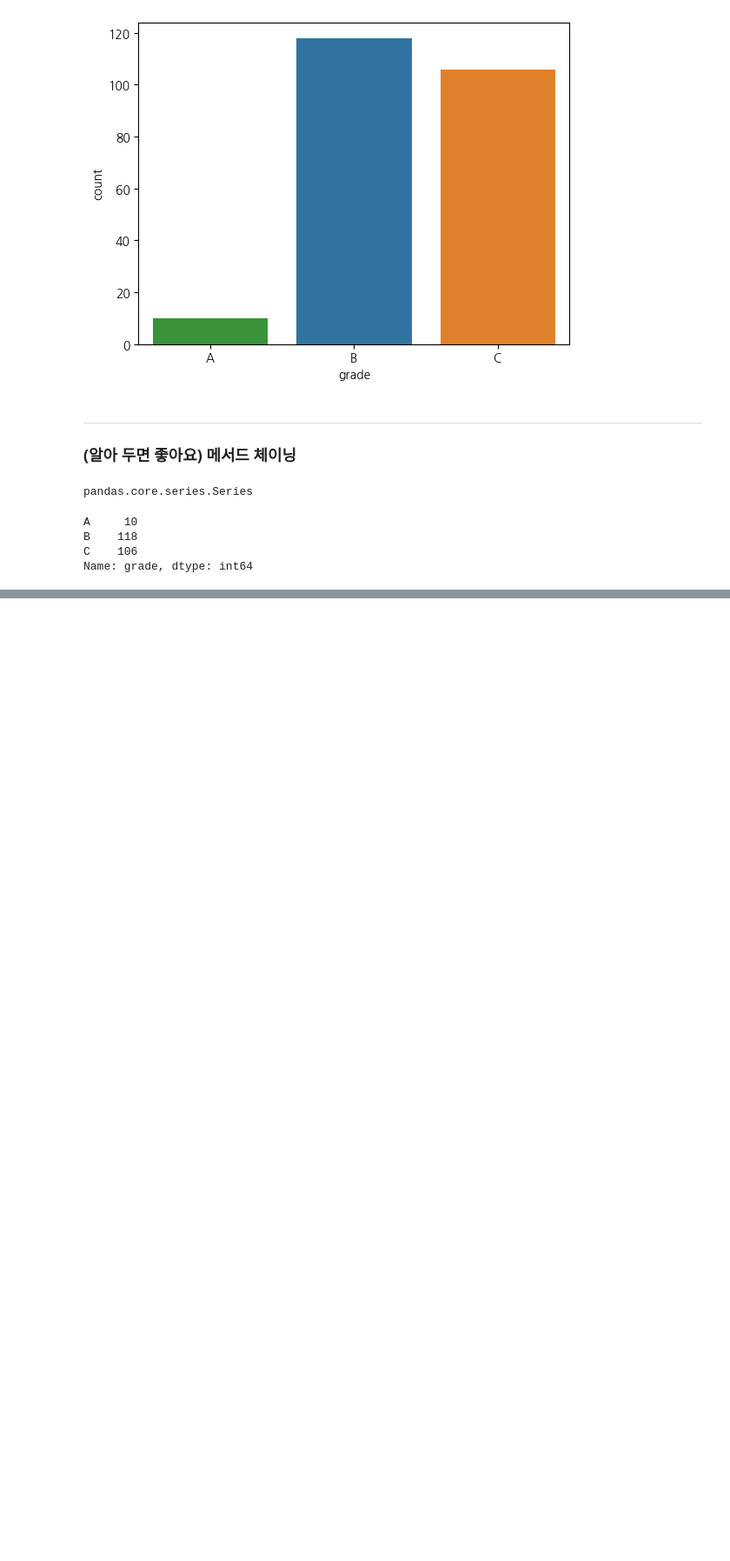
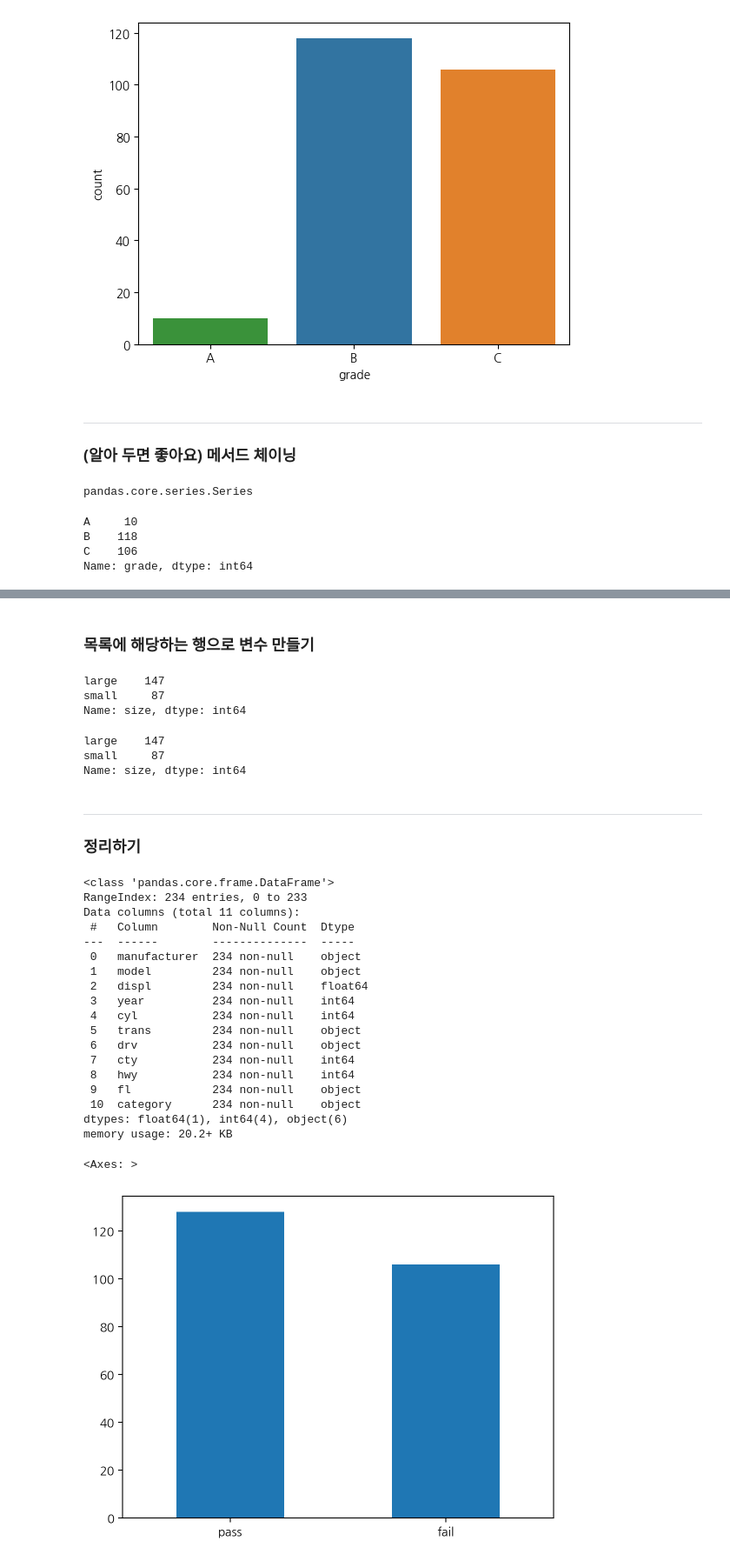
Before and after one commit to secons127/2024-1-my-BDA, a Jupyter notebook: inclass/03w_240322_Fri_ch05_data_medium.ipynb, the cells around one changed output, grey strips where cells are left out. Shown at 87% size. Cells and saved outputs as stored; diff of their text form; code cells hidden in the pictures; blank space fills up the shorter version.

```diff
--- a/inclass/03w_240322_Fri_ch05_data_medium.ipynb
+++ b/inclass/03w_240322_Fri_ch05_data_medium.ipynb
@@ -766,0 +802,70 @@ Name: grade, dtype: int64
+# %% [markdown]
+### 목록에 해당하는 행으로 변수 만들기
+# %%
+mpg['size'] = np.where((mpg['category'] == 'compact') |
+                       (mpg['category'] == 'subcompact') |
+                       (mpg['category'] == '2seater'),
+                       'small', 'large')
+
+mpg['size'].value_counts()
+# %% [output]
+large    147
+small     87
+Name: size, dtype: int64
+# %%
+mpg['size'] = np.where(mpg['category'].isin(['compact', 'subcompact', '2seater']), 'small', 'large') # 시험 문제
+
+mpg['size'].value_counts()
+# %% [output]
+large    147
+small     87
+Name: size, dtype: int64
+# %% [markdown]
+---
+### 정리하기
+# %%
+# 1. 패키지 로드
+import pandas as pd
+import numpy as np
+
+# 2. 데이터 불러오기
+mpg = pd.read_csv('mpg.csv')
+
+# 3. 데이터 파악하기
+mpg.shape       # 행, 열 수
+mpg.head()      # 데이터 앞부분
+mpg.tail()      # 데이터 뒷부분
+mpg.info()      # 속성
+mpg.describe()  # 요약 통계량
+
+# 4. 변수명 바꾸기
+mpg = mpg.rename(columns = {'manufacturer' : 'company'})
+
+# 5. 파생변수 만들기
+mpg['total'] = (mpg['cty'] + mpg['hwy'])/2                  # 변수 조합
+mpg['test'] = np.where(mpg['total'] >= 20, 'pass', 'fail')  # 조건문 활용
+
+# 6. 빈도 확인하기
+count_test = mpg['test'].value_counts()  # 빈도표 만들기
+count_test.plot.bar(rot = 0)             # 빈도 막대 그래프 만들기
+# %% [output]
+<class 'pandas.core.frame.DataFrame'>
+RangeIndex: 234 entries, 0 to 233
+Data columns (total 11 columns):
+ #   Column        Non-Null Count  Dtype
+---  ------        --------------  -----
+ 0   manufacturer  234 non-null    object
+ 1   model         234 non-null    object
+ 2   displ         234 non-null    float64
+ 3   year          234 non-null    int64
+ 4   cyl           234 non-null    int64
+ 5   trans         234 non-null    object
+ 6   drv           234 non-null    object
+ 7   cty           234 non-null    int64
+ 8   hwy           234 non-null    int64
+ 9   fl            234 non-null    object
+ 10  category      234 non-null    object
+dtypes: float64(1), int64(4), object(6)
+memory usage: 20.2+ KB
+<Axes: >
+[figure, added]
```
Also changed, not shown: parts of 10 cells of this notebook.
